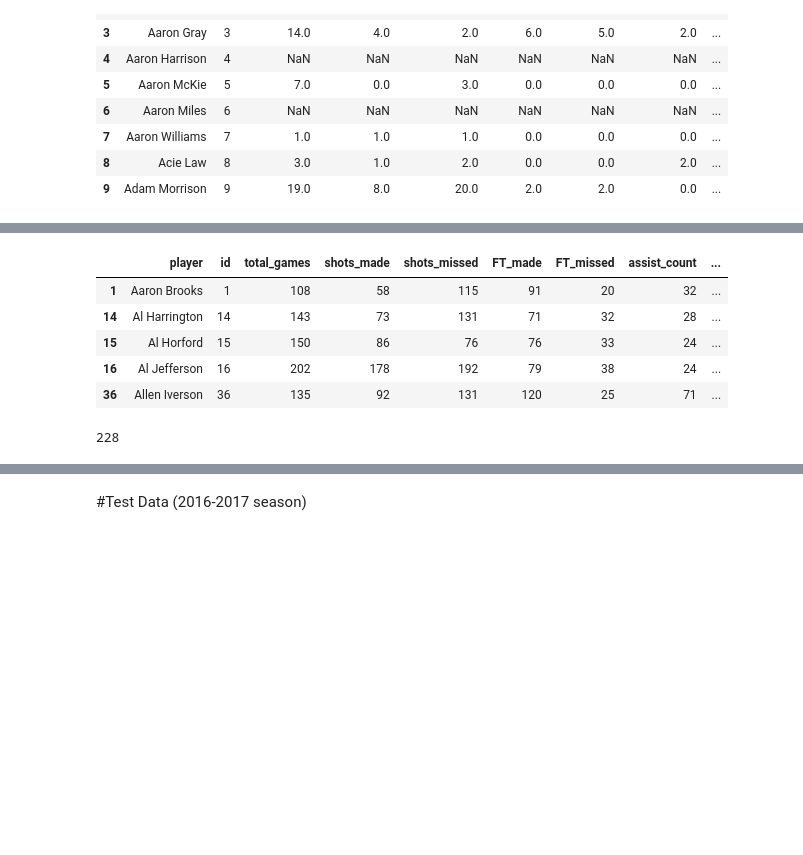
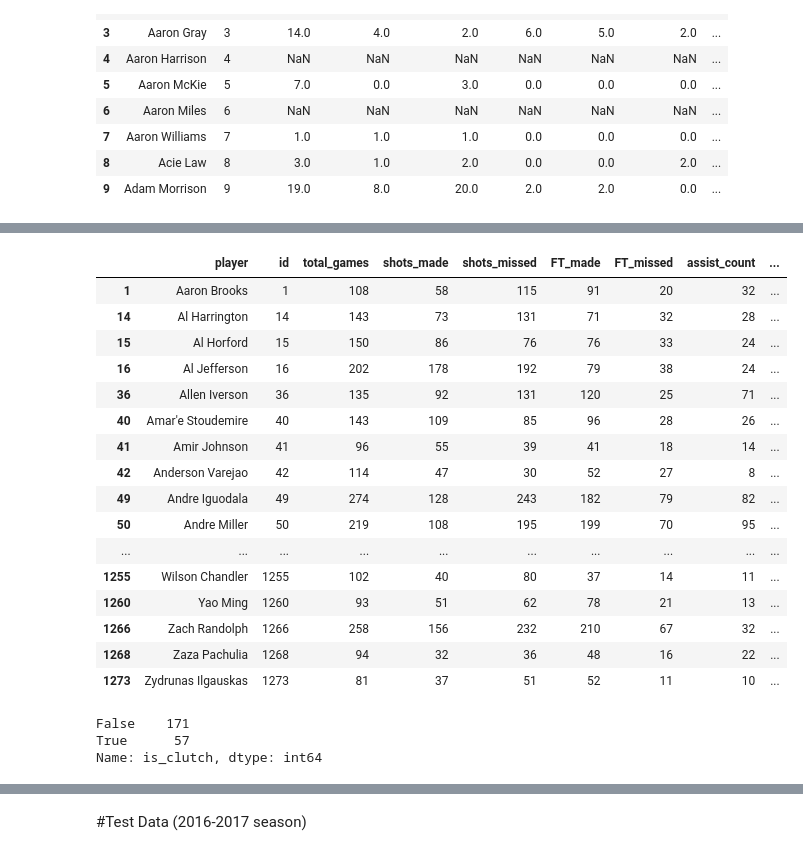
Before and after one commit to deepakchandi/clutch-baller, a Jupyter notebook: all_data.ipynb, the cells around one changed output, grey strips where cells are left out. Saved outputs shown, nothing was run; the diff lists cells and outputs as text; code cells hidden in the pictures; blank space fills up the shorter version.

```diff
--- a/all_data.ipynb
+++ b/all_data.ipynb
@@ -154,15 +160,28 @@ full_clutch_stats['league_avg'] = full_clutch_stats['shooting%'].mean()
 full_clutch_stats['total_shots'] =full_clutch_stats['shots_made']+full_clutch_stats['shots_missed']
 full_clutch_stats['is_clutch'] = (full_clutch_stats['shooting%'] > full_clutch_stats['league_avg']) & (full_clutch_stats['total_shots']>100)
 # %%
-full_clutch_stats.head()
+full_clutch_stats
 # %% [output]
 |  | player | id | total_games | shots_made | shots_missed | FT_made | FT_missed | assist_count | ... |
 | 1 | Aaron Brooks | 1 | 108 | 58 | 115 | 91 | 20 | 32 | ... |
 | 14 | Al Harrington | 14 | 143 | 73 | 131 | 71 | 32 | 28 | ... |
 | 15 | Al Horford | 15 | 150 | 86 | 76 | 76 | 33 | 24 | ... |
 | 16 | Al Jefferson | 16 | 202 | 178 | 192 | 79 | 38 | 24 | ... |
 | 36 | Allen Iverson | 36 | 135 | 92 | 131 | 120 | 25 | 71 | ... |
+| 40 | Amar'e Stoudemire | 40 | 143 | 109 | 85 | 96 | 28 | 26 | ... |
+| 41 | Amir Johnson | 41 | 96 | 55 | 39 | 41 | 18 | 14 | ... |
+| 42 | Anderson Varejao | 42 | 114 | 47 | 30 | 52 | 27 | 8 | ... |
+| 49 | Andre Iguodala | 49 | 274 | 128 | 243 | 182 | 79 | 82 | ... |
+| 50 | Andre Miller | 50 | 219 | 108 | 195 | 199 | 70 | 95 | ... |
+| ... | ... | ... | ... | ... | ... | ... | ... | ... | ... |
+| 1255 | Wilson Chandler | 1255 | 102 | 40 | 80 | 37 | 14 | 11 | ... |
+| 1260 | Yao Ming | 1260 | 93 | 51 | 62 | 78 | 21 | 13 | ... |
+| 1266 | Zach Randolph | 1266 | 258 | 156 | 232 | 210 | 67 | 32 | ... |
+| 1268 | Zaza Pachulia | 1268 | 94 | 32 | 36 | 48 | 16 | 22 | ... |
+| 1273 | Zydrunas Ilgauskas | 1273 | 81 | 37 | 51 | 52 | 11 | 10 | ... |
 # %%
-full_clutch_stats['player'].value_counts().count()
+full_clutch_stats['is_clutch'].value_counts()
 # %% [output]
-228
+False    171
+True      57
+Name: is_clutch, dtype: int64
```
Also changed, not shown: parts of 32 cells of this notebook.
